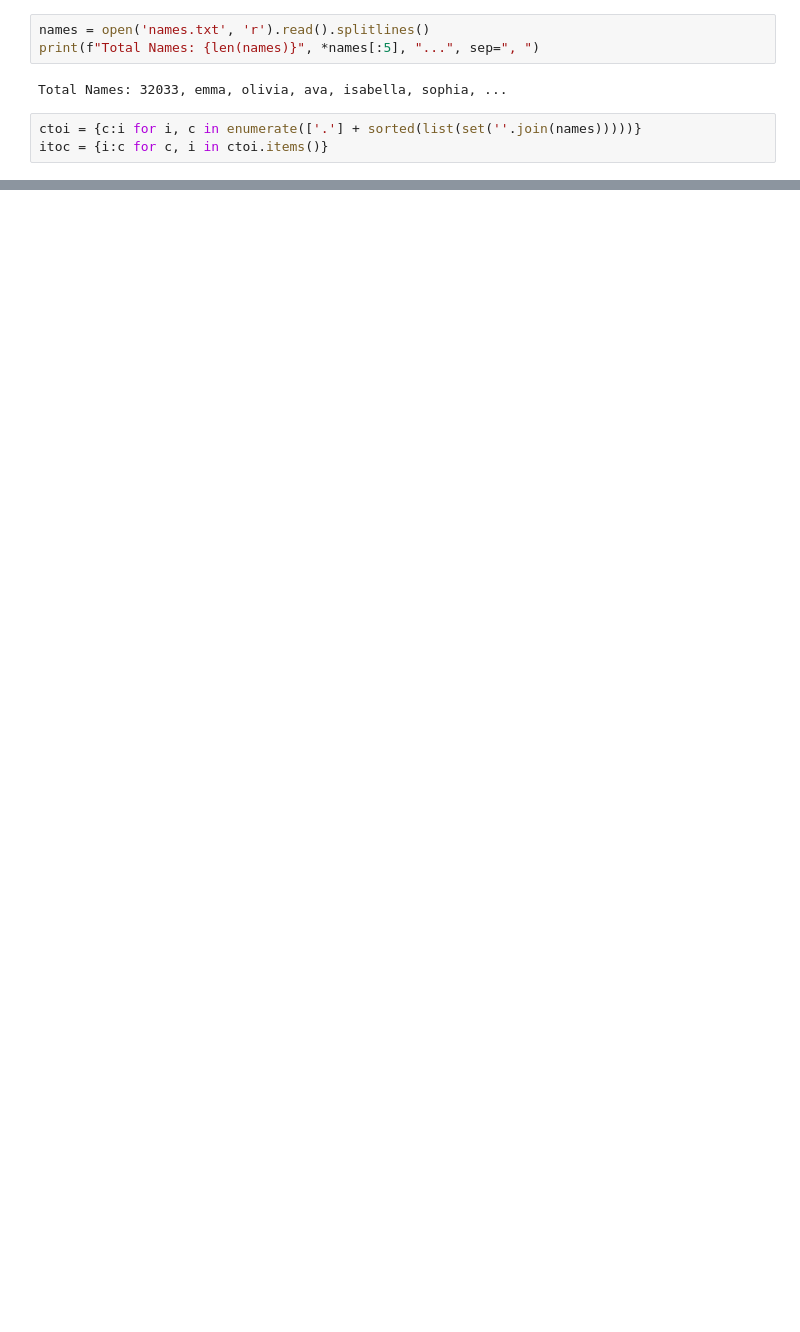
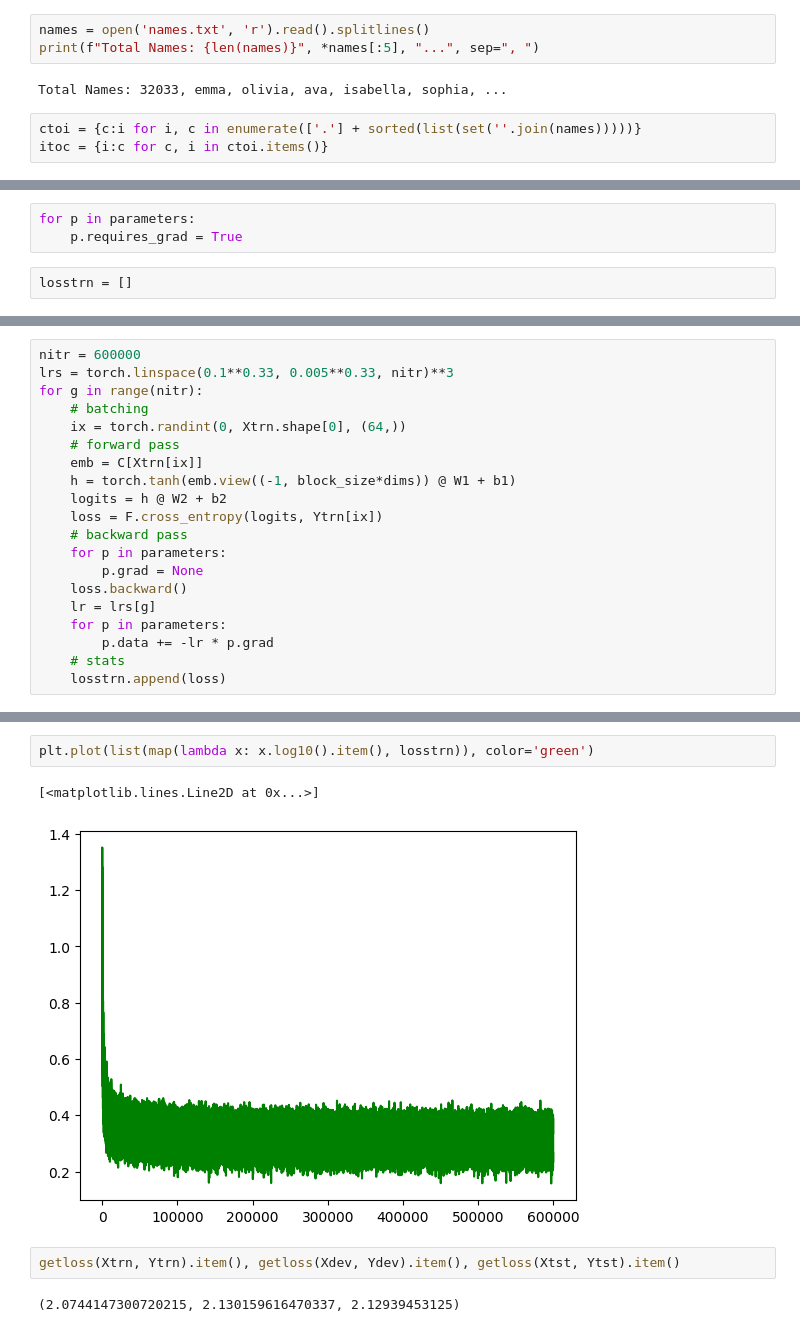
Before and after one commit to crpatil1901/NLPfun, a Jupyter notebook: mlp.ipynb, the cells around one changed output, grey strips where cells are left out. Drawn from its saved outputs; the diff is of its cells as text; blank space fills up the shorter version.

```diff
--- a/mlp.ipynb
+++ b/mlp.ipynb
@@ -57 +74,6 @@ b2 = torch.randn(27)
+# %%
+for p in parameters:
+    p.requires_grad = True
+# %%
+losstrn = []
 # %%
@@ -63,0 +86,20 @@ tensor(16.2250)
+# %%
+nitr = 600000
+lrs = torch.linspace(0.1**0.33, 0.005**0.33, nitr)**3
+for g in range(nitr):
+    # batching
+    ix = torch.randint(0, Xtrn.shape[0], (64,))
+    # forward pass
+    emb = C[Xtrn[ix]]
+    h = torch.tanh(emb.view((-1, block_size*dims)) @ W1 + b1)
+    logits = h @ W2 + b2
+    loss = F.cross_entropy(logits, Ytrn[ix])
+    # backward pass
+    for p in parameters:
+        p.grad = None
+    loss.backward()
+    lr = lrs[g]
+    for p in parameters:
+        p.data += -lr * p.grad
+    # stats
+    losstrn.append(loss)
@@ -63,0 +111,9 @@ tensor(16.2250)
+# %%
+plt.plot(list(map(lambda x: x.log10().item(), losstrn)), color='green')
+# %% [output]
+[<matplotlib.lines.Line2D at 0x...>]
+[figure, added]
+# %%
+getloss(Xtrn, Ytrn).item(), getloss(Xdev, Ydev).item(), getloss(Xtst, Ytst).item()
+# %% [output]
+(2.0744147300720215, 2.130159616470337, 2.12939453125)
```
Also changed, not shown: parts of 14 cells of this notebook.
